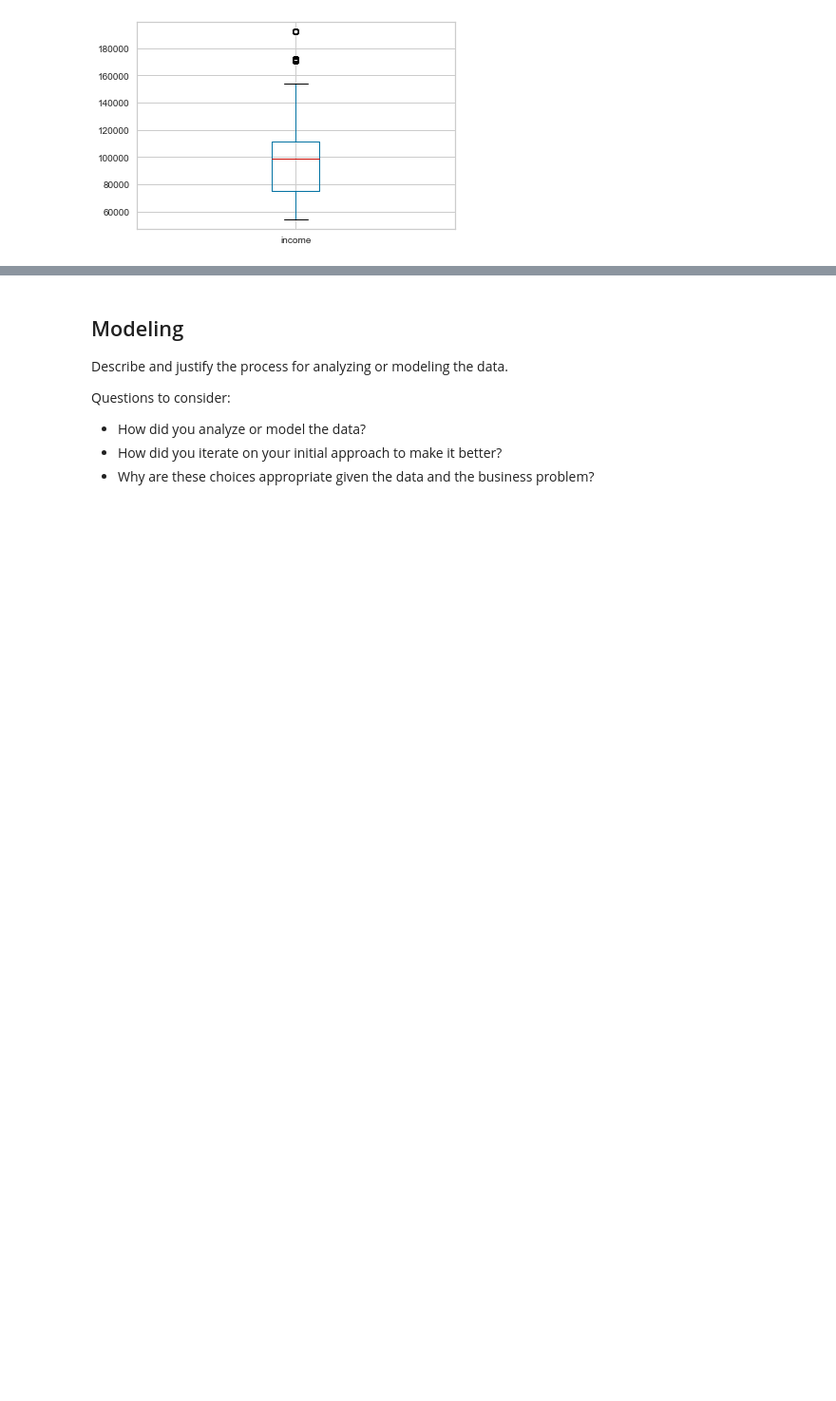
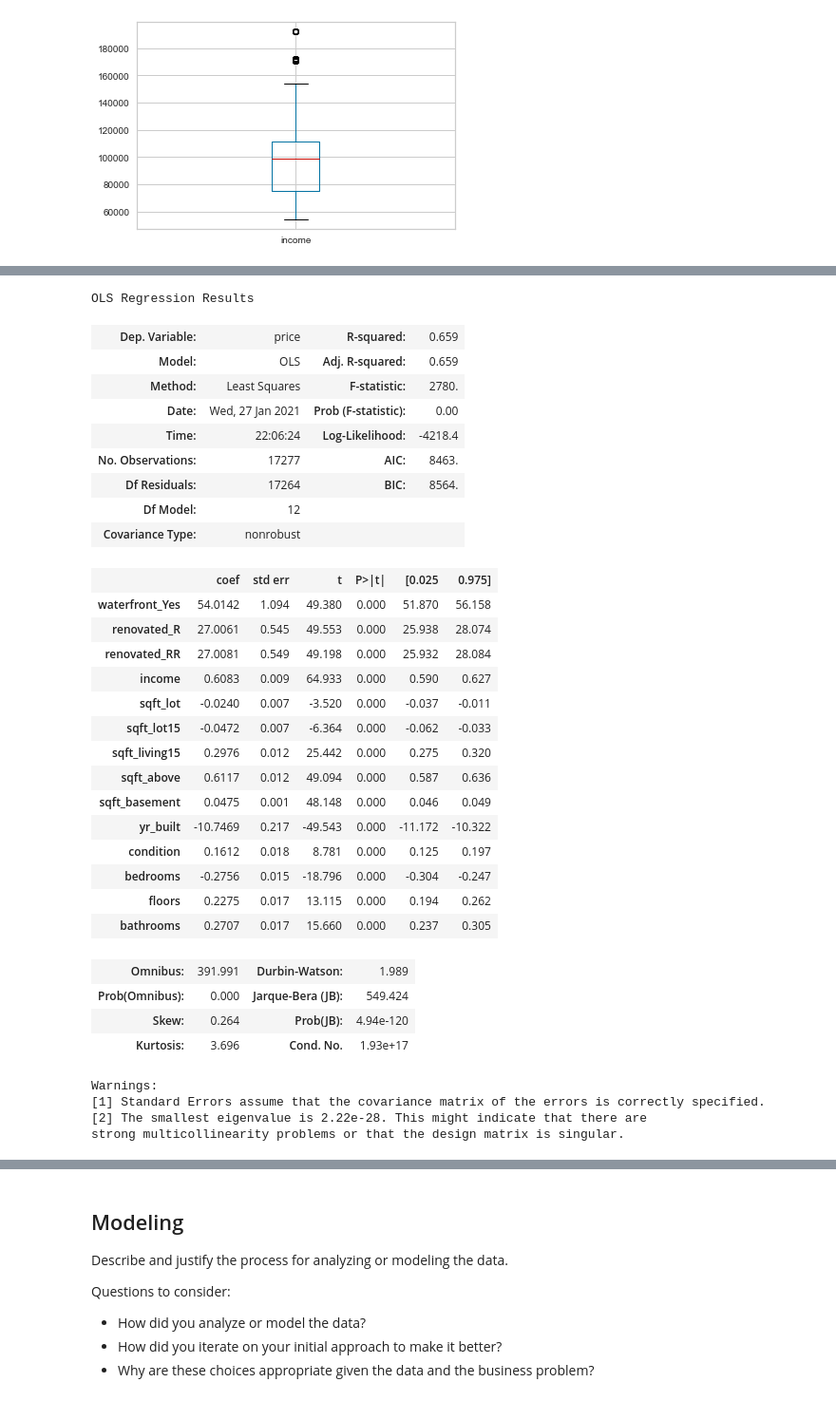
Before and after one commit to clreiner/KingCountyHousingProject, a Jupyter notebook: KingCountyHomes.ipynb, the cells around one changed output, grey strips where cells are left out. Shown: that part at 95% size. Drawn from its saved outputs; the diff is of its cells as text; code cells hidden in the pictures; blank space fills up the shorter version.

```diff
--- a/KingCountyHomes.ipynb
+++ b/KingCountyHomes.ipynb
@@ -632,0 +579,37 @@ Testing Scores: R2 0.51566, Mean Absolute Error 159486.14, Root Mean Squared Err
+# %%
+# Run an Ordinary Least Squares model and get a results summary
+ut.ols_summary(X_train3, y_train3, X3)
+# %% [output]
+OLS Regression Results
+| Dep. Variable: | price | R-squared: | 0.659 |
+| Model: | OLS | Adj. R-squared: | 0.659 |
+| Method: | Least Squares | F-statistic: | 2780. |
+| Date: | Wed, 27 Jan 2021 | Prob (F-statistic): | 0.00 |
+| Time: | 22:06:24 | Log-Likelihood: | -4218.4 |
+| No. Observations: | 17277 | AIC: | 8463. |
+| Df Residuals: | 17264 | BIC: | 8564. |
+| Df Model: | 12 |  |  |
+| Covariance Type: | nonrobust |  |  |
+|  | coef | std err | t | P>|t| | [0.025 | 0.975] |
+| waterfront_Yes | 54.0142 | 1.094 | 49.380 | 0.000 | 51.870 | 56.158 |
+| renovated_R | 27.0061 | 0.545 | 49.553 | 0.000 | 25.938 | 28.074 |
+| renovated_RR | 27.0081 | 0.549 | 49.198 | 0.000 | 25.932 | 28.084 |
+| income | 0.6083 | 0.009 | 64.933 | 0.000 | 0.590 | 0.627 |
+| sqft_lot | -0.0240 | 0.007 | -3.520 | 0.000 | -0.037 | -0.011 |
+| sqft_lot15 | -0.0472 | 0.007 | -6.364 | 0.000 | -0.062 | -0.033 |
+| sqft_living15 | 0.2976 | 0.012 | 25.442 | 0.000 | 0.275 | 0.320 |
+| sqft_above | 0.6117 | 0.012 | 49.094 | 0.000 | 0.587 | 0.636 |
+| sqft_basement | 0.0475 | 0.001 | 48.148 | 0.000 | 0.046 | 0.049 |
+| yr_built | -10.7469 | 0.217 | -49.543 | 0.000 | -11.172 | -10.322 |
+| condition | 0.1612 | 0.018 | 8.781 | 0.000 | 0.125 | 0.197 |
+| bedrooms | -0.2756 | 0.015 | -18.796 | 0.000 | -0.304 | -0.247 |
+| floors | 0.2275 | 0.017 | 13.115 | 0.000 | 0.194 | 0.262 |
+| bathrooms | 0.2707 | 0.017 | 15.660 | 0.000 | 0.237 | 0.305 |
+| Omnibus: | 391.991 | Durbin-Watson: | 1.989 |
+| Prob(Omnibus): | 0.000 | Jarque-Bera (JB): | 549.424 |
+| Skew: | 0.264 | Prob(JB): | 4.94e-120 |
+| Kurtosis: | 3.696 | Cond. No. | 1.93e+17 |
+Warnings:
+[1] Standard Errors assume that the covariance matrix of the errors is correctly specified.
+[2] The smallest eigenvalue is 2.22e-28. This might indicate that there are
+strong multicollinearity problems or that the design matrix is singular.
```
Also changed, not shown: parts of 134 cells of this notebook.
